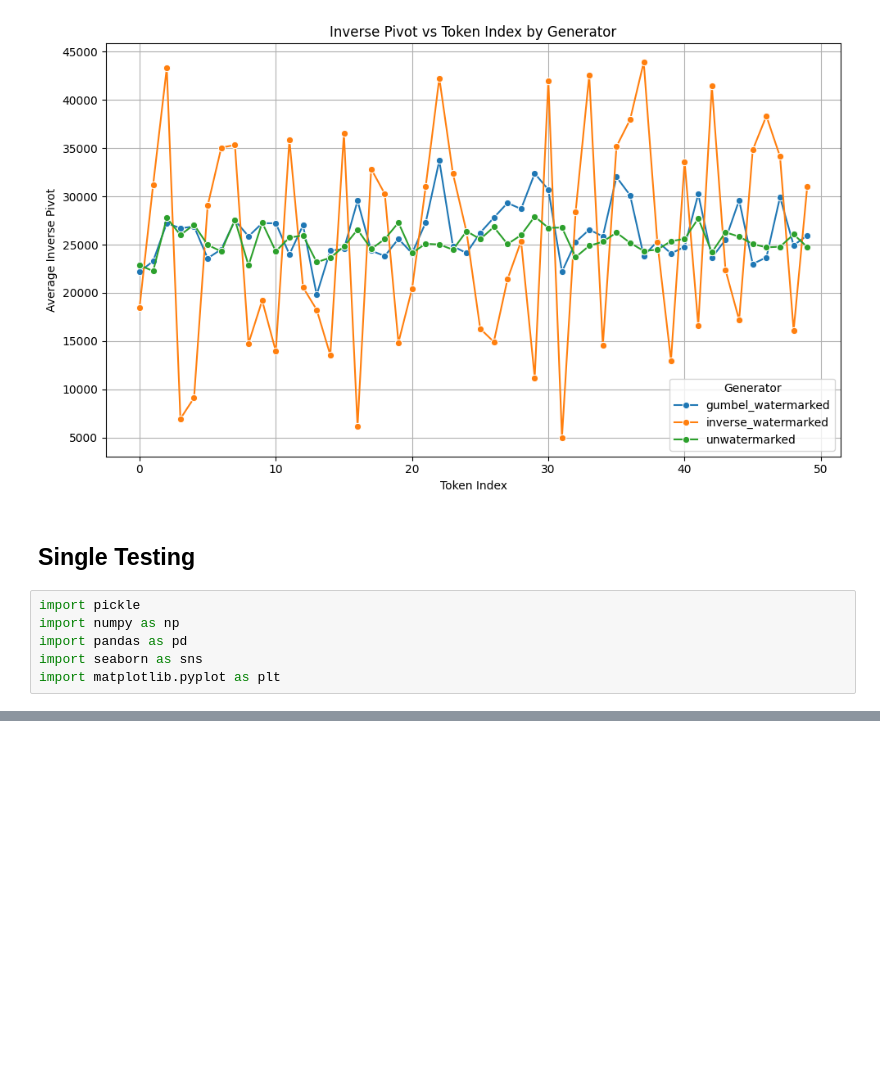
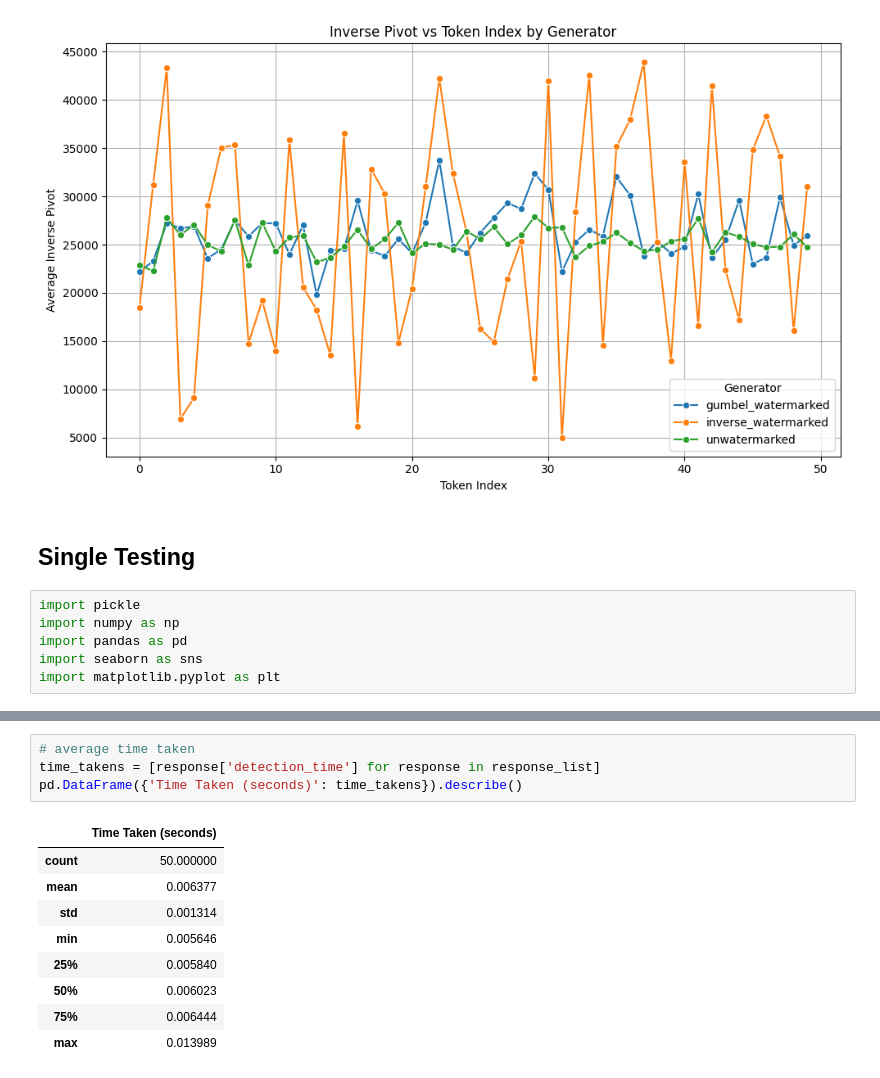
Before and after one commit to subroy13/WISER, a Jupyter notebook: scripts/check_llm_output.ipynb, the cells around one changed output, grey strips where cells are left out. Saved outputs shown, nothing was run; the diff lists cells and outputs as text; blank space fills up the shorter version.

```diff
--- a/scripts/check_llm_output.ipynb
+++ b/scripts/check_llm_output.ipynb
@@ -185,0 +187,14 @@ plt.show()
+# %%
+# average time taken
+time_takens = [response['detection_time'] for response in response_list]
+pd.DataFrame({'Time Taken (seconds)': time_takens}).describe()
+# %% [output]
+|  | Time Taken (seconds) |
+| count | 50.000000 |
+| mean | 0.006377 |
+| std | 0.001314 |
+| min | 0.005646 |
+| 25% | 0.005840 |
+| 50% | 0.006023 |
+| 75% | 0.006444 |
+| max | 0.013989 |
```
Also changed, not shown: parts of 2 cells of this notebook, 7 other files.
